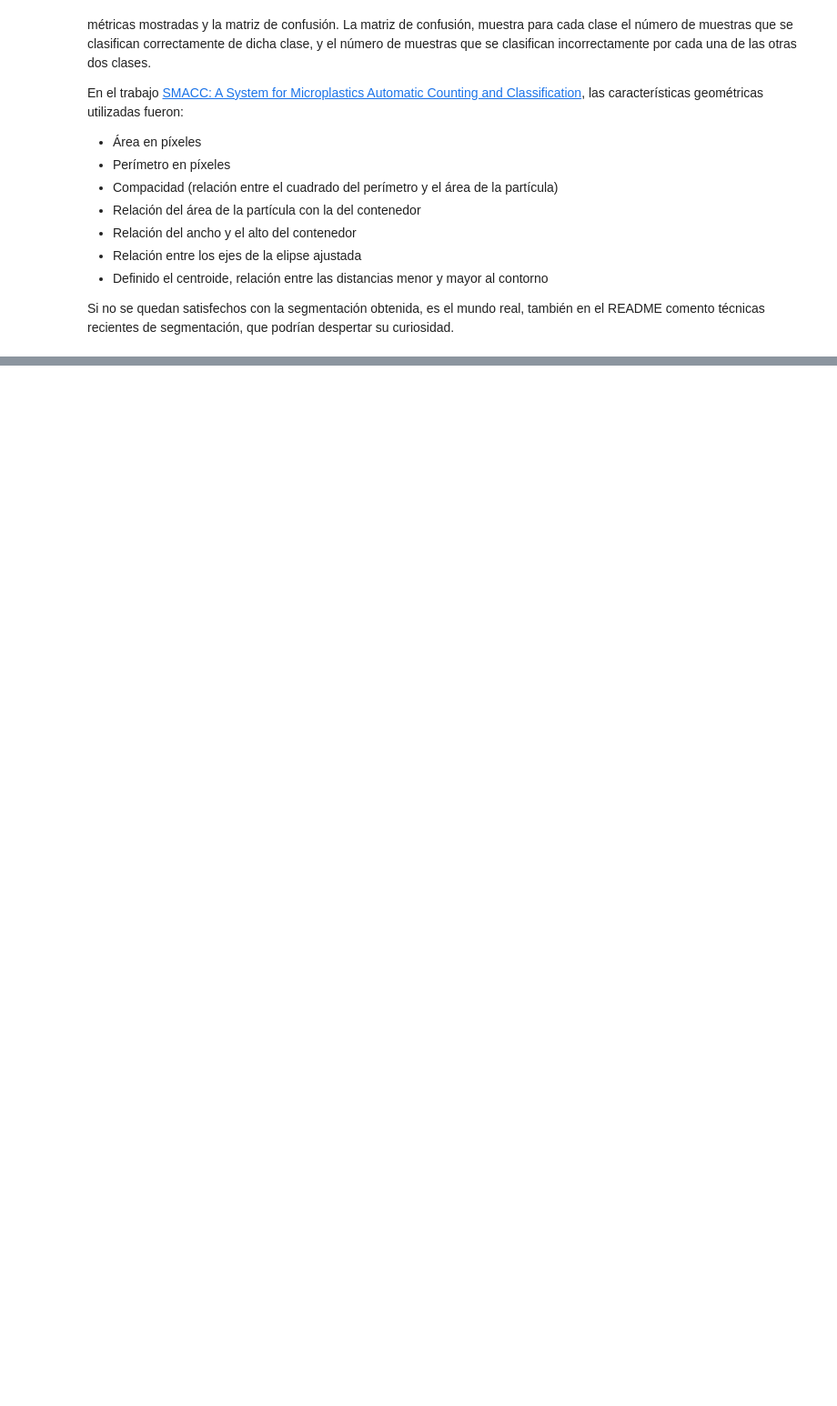
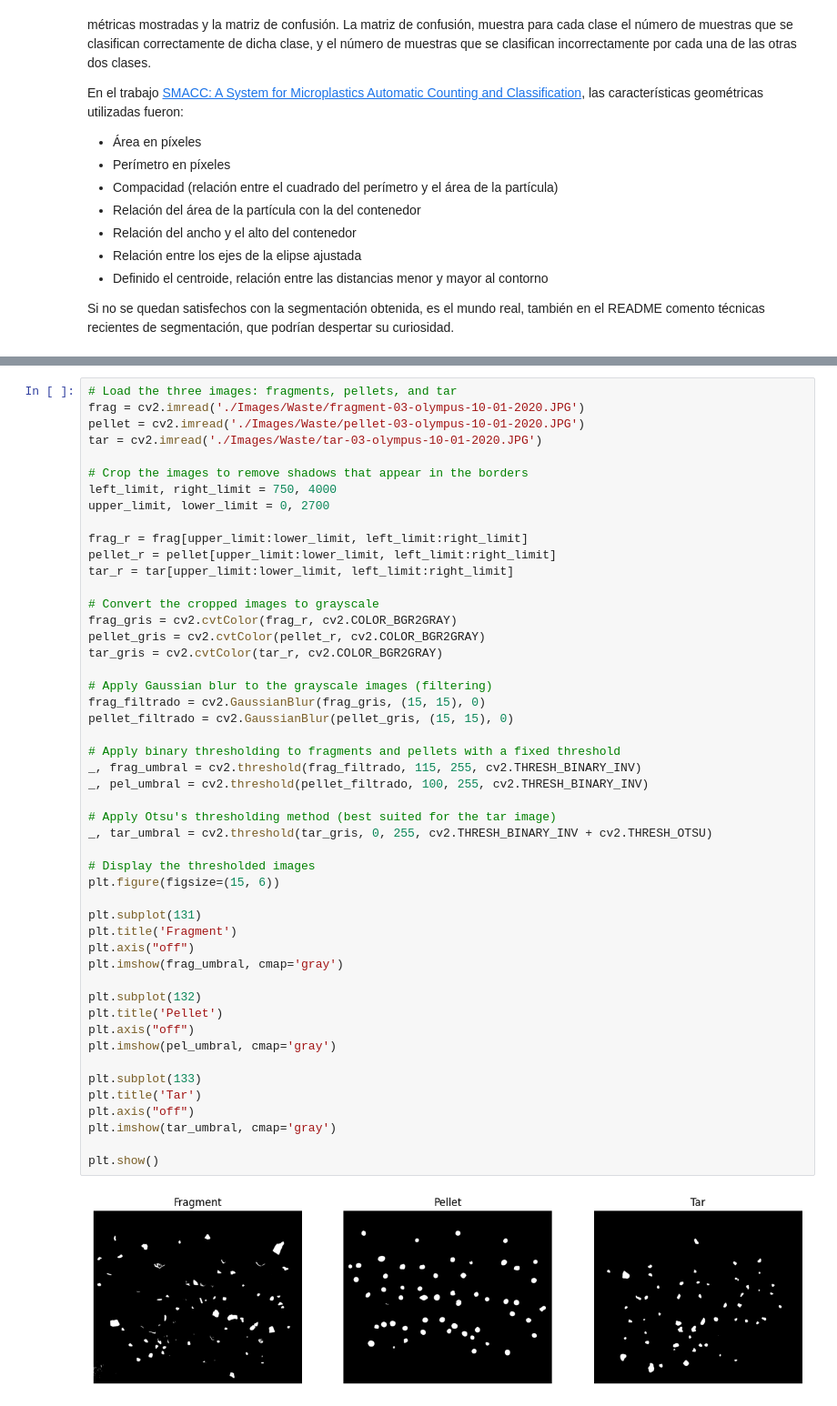
Before and after one commit to BrianSuarezSantiago/Computer-Vision, a Jupyter notebook: Práctica 3/Assignment 3. Task 2.ipynb, the cells around one changed output, grey strips where cells are left out. Shown at 91% size. Drawn from its saved outputs; the diff is of its cells as text; blank space fills up the shorter version.

```diff
--- a/Práctica 3/Assignment 3. Task 2.ipynb
+++ b/Práctica 3/Assignment 3. Task 2.ipynb
@@ -585,0 +30,51 @@ for microplastic, filename in contrast_image_file_names.items():
+# %%
+# Load the three images: fragments, pellets, and tar
+frag = cv2.imread('./Images/Waste/fragment-03-olympus-10-01-2020.JPG')
+pellet = cv2.imread('./Images/Waste/pellet-03-olympus-10-01-2020.JPG')
+tar = cv2.imread('./Images/Waste/tar-03-olympus-10-01-2020.JPG')
+
+# Crop the images to remove shadows that appear in the borders
+left_limit, right_limit = 750, 4000
+upper_limit, lower_limit = 0, 2700
+
+frag_r = frag[upper_limit:lower_limit, left_limit:right_limit]
+pellet_r = pellet[upper_limit:lower_limit, left_limit:right_limit]
+tar_r = tar[upper_limit:lower_limit, left_limit:right_limit]
+
+# Convert the cropped images to grayscale
+frag_gris = cv2.cvtColor(frag_r, cv2.COLOR_BGR2GRAY)
+pellet_gris = cv2.cvtColor(pellet_r, cv2.COLOR_BGR2GRAY)
+tar_gris = cv2.cvtColor(tar_r, cv2.COLOR_BGR2GRAY)
+
+# Apply Gaussian blur to the grayscale images (filtering)
+frag_filtrado = cv2.GaussianBlur(frag_gris, (15, 15), 0)
+pellet_filtrado = cv2.GaussianBlur(pellet_gris, (15, 15), 0)
+
+# Apply binary thresholding to fragments and pellets with a fixed threshold
+_, frag_umbral = cv2.threshold(frag_filtrado, 115, 255, cv2.THRESH_BINARY_INV)
+_, pel_umbral = cv2.threshold(pellet_filtrado, 100, 255, cv2.THRESH_BINARY_INV)
+
+# Apply Otsu's thresholding method (best suited for the tar image)
+_, tar_umbral = cv2.threshold(tar_gris, 0, 255, cv2.THRESH_BINARY_INV + cv2.THRESH_OTSU)
+
+# Display the thresholded images
+plt.figure(figsize=(15, 6))
+
+plt.subplot(131)
+plt.title('Fragment')
+plt.axis("off")
+plt.imshow(frag_umbral, cmap='gray')
+
+plt.subplot(132)
+plt.title('Pellet')
+plt.axis("off")
+plt.imshow(pel_umbral, cmap='gray')
+
+plt.subplot(133)
+plt.title('Tar')
+plt.axis("off")
+plt.imshow(tar_umbral, cmap='gray')
+
+plt.show()
+# %% [output]
+[figure, added]
```
Also changed, not shown: parts of 24 cells of this notebook.
